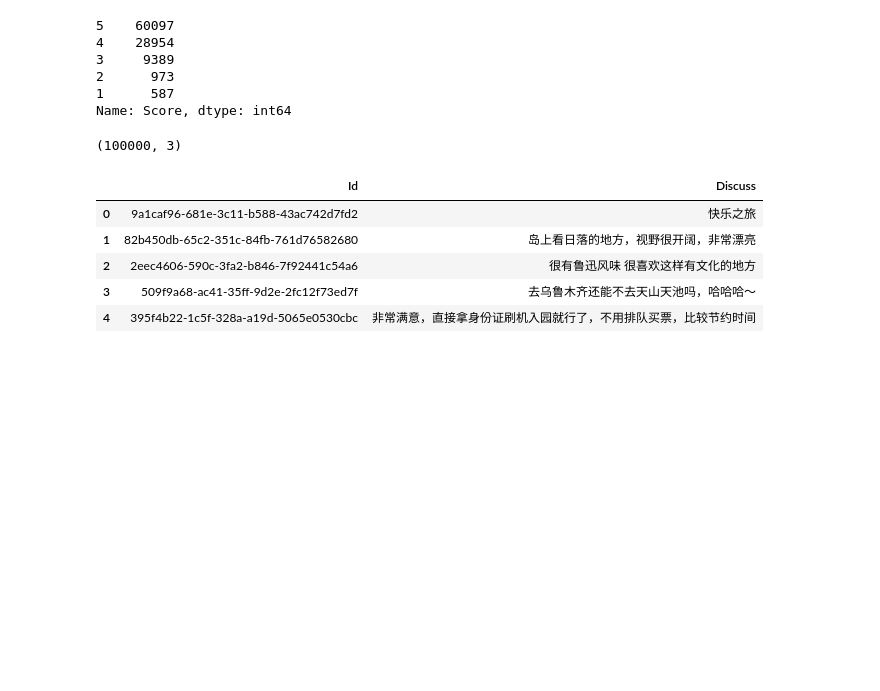
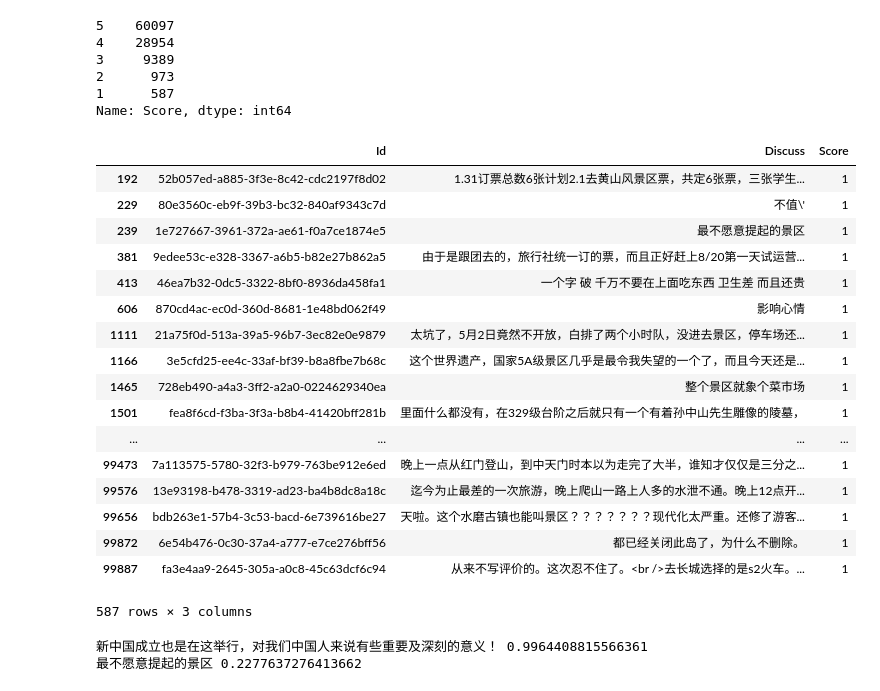
Before and after one commit to chenygie/YNU, a Jupyter notebook: YNU_predict_score.ipynb, the cells around one changed output. Drawn from its saved outputs; the diff is of its cells as text; code cells hidden in the pictures; blank space fills up the shorter version.

```diff
--- a/YNU_predict_score.ipynb
+++ b/YNU_predict_score.ipynb
@@ -21,18 +26,26 @@ train.Score.value_counts()
 2      973
 1      587
 Name: Score, dtype: int64
-# %%
-train.shape
-# %% [output]
-(100000, 3)
+# %%
+train[train.Score == 1]
+# %% [output]
+|  | Id | Discuss | Score |
+| 192 | 52b057ed-a885-3f3e-8c42-cdc2197f8d02 | 1.31订票总数6张计划2.1去黄山风景区票，共定6张票，三张学生... | 1 |
+| 229 | 80e3560c-eb9f-39b3-bc32-840af9343c7d | 不值\' | 1 |
+| 239 | 1e727667-3961-372a-ae61-f0a7ce1874e5 | 最不愿意提起的景区 | 1 |
+| 381 | 9edee53c-e328-3367-a6b5-b82e27b862a5 | 由于是跟团去的，旅行社统一订的票，而且正好赶上8/20第一天试运营... | 1 |
+| 413 | 46ea7b32-0dc5-3322-8bf0-8936da458fa1 | 一个字 破 千万不要在上面吃东西 卫生差 而且还贵 | 1 |
+| 606 | 870cd4ac-ec0d-360d-8681-1e48bd062f49 | 影响心情 | 1 |
+| 1111 | 21a75f0d-513a-39a5-96b7-3ec82e0e9879 | 太坑了，5月2日竟然不开放，白排了两个小时队，没进去景区，停车场还... | 1 |
+| 1166 | 3e5cfd25-ee4c-33af-bf39-b8a8fbe7b68c | 这个世界遗产，国家5A级景区几乎是最令我失望的一个了，而且今天还是... | 1 |
+| 1465 | 728eb490-a4a3-3ff2-a2a0-0224629340ea | 整个景区就象个菜市场 | 1 |
+| 1501 | fea8f6cd-f3ba-3f3a-b8b4-41420bff281b | 里面什么都没有，在329级台阶之后就只有一个有着孙中山先生雕像的陵墓， | 1 |
+| ... | ... | ... | ... |
+| 99473 | 7a113575-5780-32f3-b979-763be912e6ed | 晚上一点从红门登山，到中天门时本以为走完了大半，谁知才仅仅是三分之... | 1 |
+| 99576 | 13e93198-b478-3319-ad23-ba4b8dc8a18c | 迄今为止最差的一次旅游，晚上爬山一路上人多的水泄不通。晚上12点开... | 1 |
+| 99656 | bdb263e1-57b4-3c53-bacd-6e739616be27 | 天啦。这个水磨古镇也能叫景区？？？？？？？现代化太严重。还修了游客... | 1 |
+| 99872 | 6e54b476-0c30-37a4-a777-e7ce276bff56 | 都已经关闭此岛了，为什么不删除。 | 1 |
+| 99887 | fa3e4aa9-2645-305a-a0c8-45c63dcf6c94 | 从来不写评价的。这次忍不住了。<br />去长城选择的是s2火车。... | 1 |
+587 rows × 3 columns
 # %%
 pred_data = pd.read_csv("predict_first.csv")
-# %%
-pred_data.head()
-# %% [output]
-|  | Id | Discuss |
-| 0 | 9a1caf96-681e-3c11-b588-43ac742d7fd2 | 快乐之旅 |
-| 1 | 82b450db-65c2-351c-84fb-761d76582680 | 岛上看日落的地方，视野很开阔，非常漂亮 |
-| 2 | 2eec4606-590c-3fa2-b846-7f92441c54a6 | 很有鲁迅风味 很喜欢这样有文化的地方 |
-| 3 | 509f9a68-ac41-35ff-9d2e-2fc12f73ed7f | 去乌鲁木齐还能不去天山天池吗，哈哈哈～ |
-| 4 | 395f4b22-1c5f-328a-a19d-5065e0530cbc | 非常满意，直接拿身份证刷机入园就行了，不用排队买票，比较节约时间 |
@@ -40,0 +57,10 @@ l = np.random.randint(4,high=6,size=30000)
+# %%
+text1 = train.Discuss[1]
+text2 = train.Discuss[239]
+s1 = SnowNLP(text1)
+s2 = SnowNLP(text2)
+print(text1,s1.sentiments)
+print(text2,s2.sentiments)
+# %% [output]
+新中国成立也是在这举行，对我们中国人来说有些重要及深刻的意义！ 0.9964408815566361
+最不愿意提起的景区 0.2277637276413662
```
Also changed, not shown: parts of 11 cells of this notebook.
